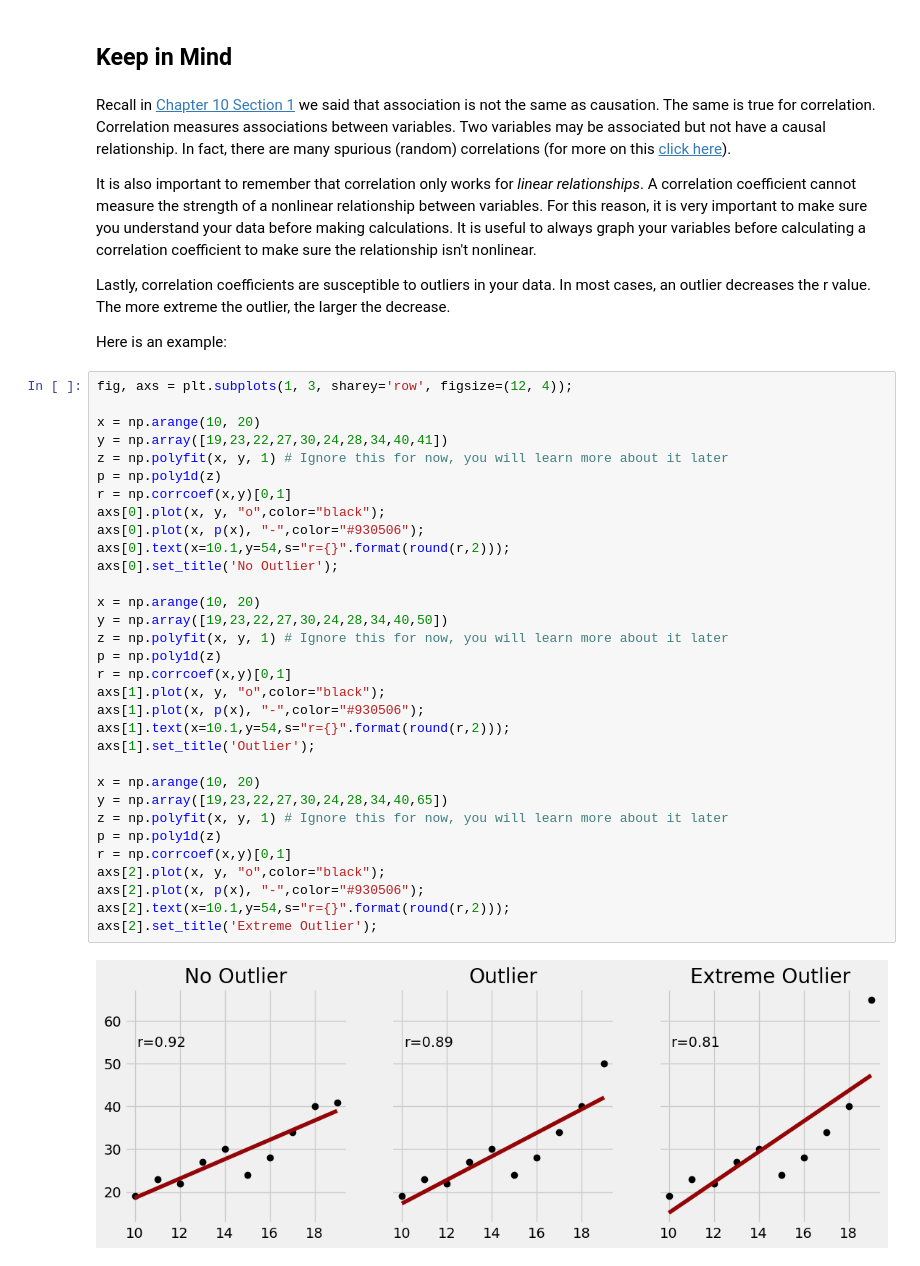
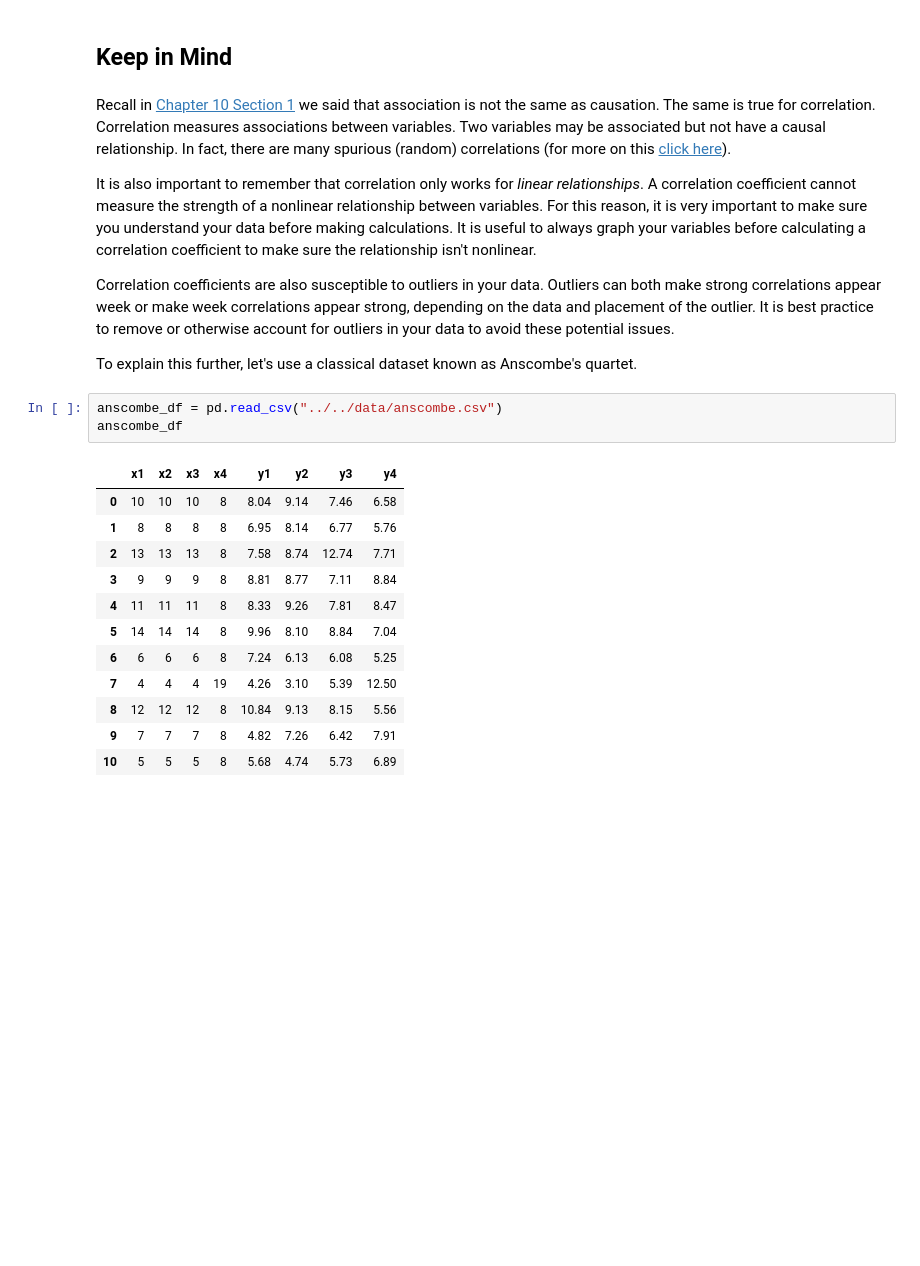
Before and after one commit to uchicago-dsi/textbook-datascience-1, a Jupyter notebook: textbook/17/2/correlation.ipynb, the cells around one changed output. Saved outputs shown, nothing was run; the diff lists cells and outputs as text; blank space fills up the shorter version.

```diff
--- a/textbook/17/2/correlation.ipynb
+++ b/textbook/17/2/correlation.ipynb
@@ -229,40 +258,22 @@ Recall in [Chapter 10 Section 1](../../10/1/causality.ipynb) we said that associ
 
 It is also important to remember that correlation only works for *linear relationships*. A correlation coefficient cannot measure the strength of a nonlinear relationship between variables. For this reason, it is very important to make sure you understand your data before making calculations. It is useful to always graph your variables before calculating a correlation coefficient to make sure the relationship isn't nonlinear.
 
-Lastly, correlation coefficients are susceptible to outliers in your data. In most cases, an outlier decreases the r value. The more extreme the outlier, the larger the decrease.
+Correlation coefficients are also susceptible to outliers in your data. Outliers can both make strong correlations appear week or make week correlations appear strong, depending on the data and placement of the outlier. It is best practice to remove or otherwise account for outliers in your data to avoid these potential issues.
 
-Here is an example:
+To explain this further, let's use a classical dataset known as Anscombe's quartet.
-# %%
-fig, axs = plt.subplots(1, 3, sharey='row', figsize=(12, 4));
-
-x = np.arange(10, 20)
-y = np.array([19,23,22,27,30,24,28,34,40,41])
-z = np.polyfit(x, y, 1) # Ignore this for now, you will learn more about it later
-p = np.poly1d(z)
-r = np.corrcoef(x,y)[0,1]
-axs[0].plot(x, y, "o",color="black");
-axs[0].plot(x, p(x), "-",color="#930506");
-axs[0].text(x=10.1,y=54,s="r={}".format(round(r,2)));
-axs[0].set_title('No Outlier');
-
-x = np.arange(10, 20)
-y = np.array([19,23,22,27,30,24,28,34,40,50])
-z = np.polyfit(x, y, 1) # Ignore this for now, you will learn more about it later
-p = np.poly1d(z)
-r = np.corrcoef(x,y)[0,1]
-axs[1].plot(x, y, "o",color="black");
-axs[1].plot(x, p(x), "-",color="#930506");
-axs[1].text(x=10.1,y=54,s="r={}".format(round(r,2)));
-axs[1].set_title('Outlier');
-
-x = np.arange(10, 20)
-y = np.array([19,23,22,27,30,24,28,34,40,65])
-z = np.polyfit(x, y, 1) # Ignore this for now, you will learn more about it later
-p = np.poly1d(z)
-r = np.corrcoef(x,y)[0,1]
-axs[2].plot(x, y, "o",color="black");
-axs[2].plot(x, p(x), "-",color="#930506");
-axs[2].text(x=10.1,y=54,s="r={}".format(round(r,2)));
-axs[2].set_title('Extreme Outlier');
-# %% [output]
-[figure, removed]
+# %%
+anscombe_df = pd.read_csv("../../data/anscombe.csv")
+anscombe_df
+# %% [output]
+|  | x1 | x2 | x3 | x4 | y1 | y2 | y3 | y4 |
+| 0 | 10 | 10 | 10 | 8 | 8.04 | 9.14 | 7.46 | 6.58 |
+| 1 | 8 | 8 | 8 | 8 | 6.95 | 8.14 | 6.77 | 5.76 |
+| 2 | 13 | 13 | 13 | 8 | 7.58 | 8.74 | 12.74 | 7.71 |
+| 3 | 9 | 9 | 9 | 8 | 8.81 | 8.77 | 7.11 | 8.84 |
+| 4 | 11 | 11 | 11 | 8 | 8.33 | 9.26 | 7.81 | 8.47 |
+| 5 | 14 | 14 | 14 | 8 | 9.96 | 8.10 | 8.84 | 7.04 |
+| 6 | 6 | 6 | 6 | 8 | 7.24 | 6.13 | 6.08 | 5.25 |
+| 7 | 4 | 4 | 4 | 19 | 4.26 | 3.10 | 5.39 | 12.50 |
+| 8 | 12 | 12 | 12 | 8 | 10.84 | 9.13 | 8.15 | 5.56 |
+| 9 | 7 | 7 | 7 | 8 | 4.82 | 7.26 | 6.42 | 7.91 |
+| 10 | 5 | 5 | 5 | 8 | 5.68 | 4.74 | 5.73 | 6.89 |
```
Also changed, not shown: parts of 17 cells of this notebook, 1 other file.
